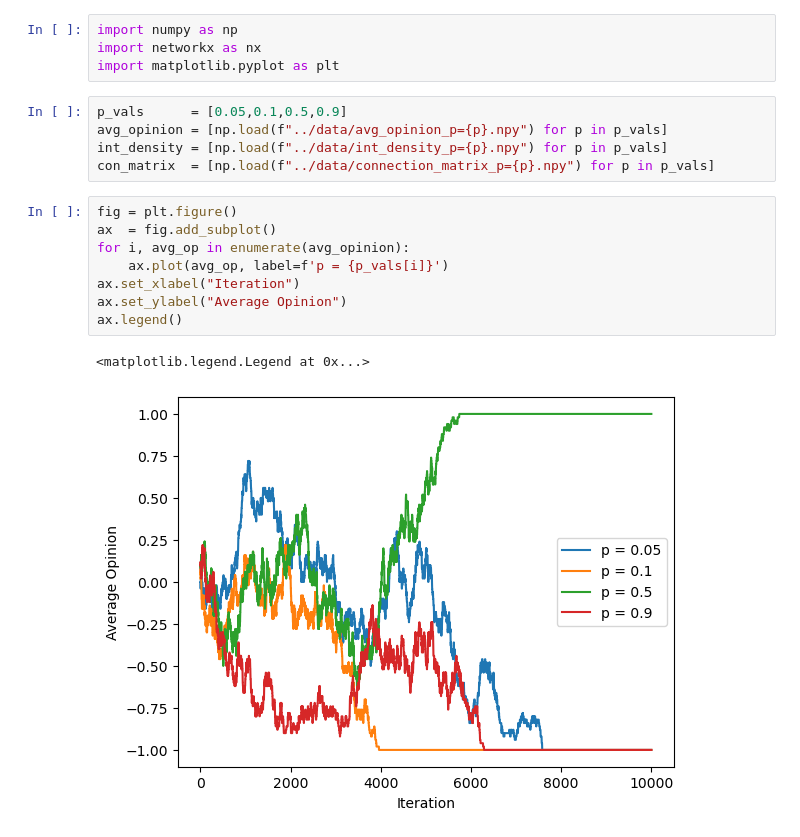
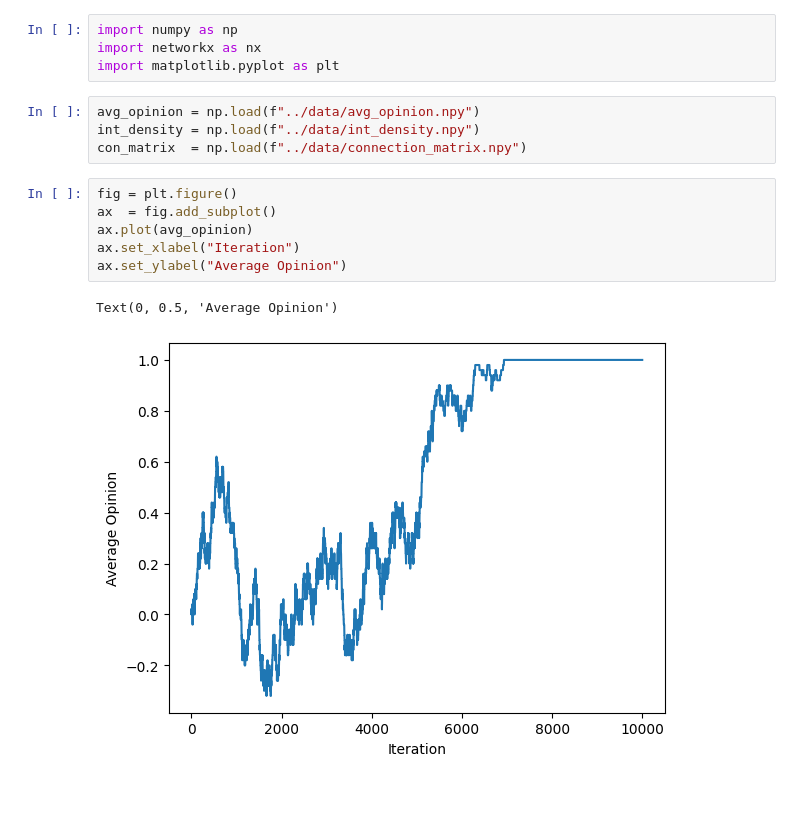
Before and after one commit to JonasMnsing/opinion_dynamics, a Jupyter notebook: ipynb/voter_model.ipynb, the cells around one changed output. Cells and saved outputs as stored; diff of their text form; blank space fills up the shorter version.

```diff
--- a/ipynb/voter_model.ipynb
+++ b/ipynb/voter_model.ipynb
@@ -3,21 +3,18 @@ import numpy as np
 import networkx as nx
 import matplotlib.pyplot as plt
 # %%
-p_vals      = [0.05,0.1,0.5,0.9]
-avg_opinion = [np.load(f"../data/avg_opinion_p={p}.npy") for p in p_vals]
-int_density = [np.load(f"../data/int_density_p={p}.npy") for p in p_vals]
-con_matrix  = [np.load(f"../data/connection_matrix_p={p}.npy") for p in p_vals]
+avg_opinion = np.load(f"../data/avg_opinion.npy")
+int_density = np.load(f"../data/int_density.npy")
+con_matrix  = np.load(f"../data/connection_matrix.npy")
 # %%
 fig = plt.figure()
 ax  = fig.add_subplot()
-for i, avg_op in enumerate(avg_opinion):
-    ax.plot(avg_op, label=f'p = {p_vals[i]}')
+ax.plot(avg_opinion)
 ax.set_xlabel("Iteration")
 ax.set_ylabel("Average Opinion")
-ax.legend()
 # %% [output]
-<matplotlib.legend.Legend at 0x...>
+Text(0, 0.5, 'Average Opinion')
-[figure, old version]
+[figure, new version]
 # %%
 fig = plt.figure()
 ax  = fig.add_subplot()
```
Also changed, not shown: parts of 2 cells of this notebook, 23 other files.
